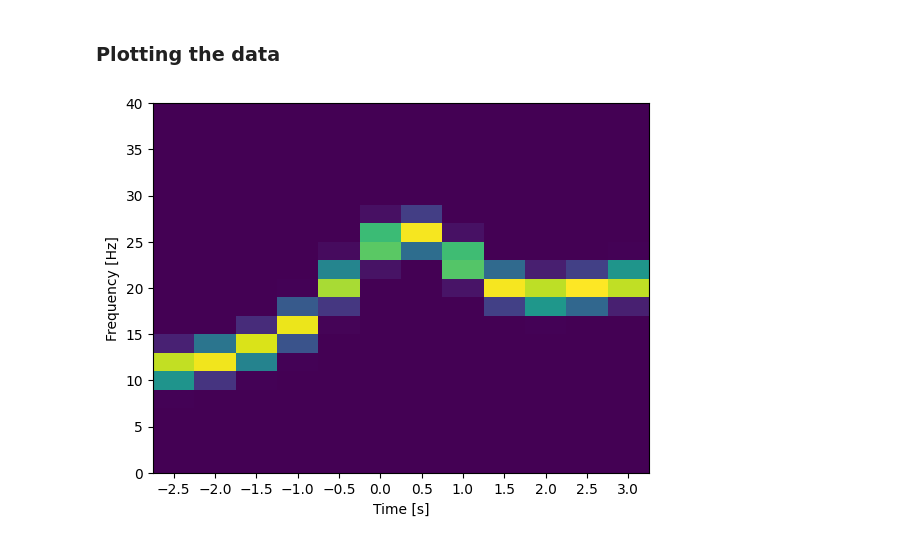
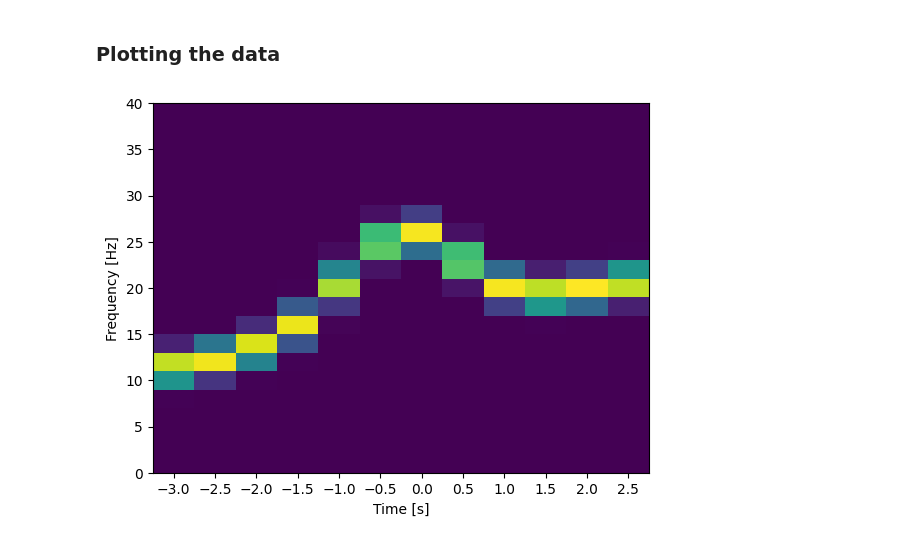
Before and after one commit to Lucan11/signal-processing-problems-solved-in-python, a Jupyter notebook: Section 3 - Spectral and rhythmicity analyses.ipynb, the cells around one changed output. Drawn from its saved outputs; the diff is of its cells as text; code cells hidden in the pictures.

```diff
--- a/Section 3 - Spectral and rhythmicity analyses.ipynb
+++ b/Section 3 - Spectral and rhythmicity analyses.ipynb
@@ -79,17 +79,17 @@ freqOverTime = np.transpose(freqOverTime)
 # %%
 fig, ax = plt.subplots()
 
-tIndices = np.arange(-2.5, 3 + tDelta, tDelta)
+tIndices = np.arange(-3, 3, tDelta)
 freqs = np.fft.rfftfreq(sDelta, 1/srate)
 
 plt.pcolormesh(tIndices, freqs, freqOverTime)
 
 plt.xticks(tIndices)
 plt.ylim(0, 40)
 
 plt.xlabel("Time [s]")
 plt.ylabel("Frequency [Hz]")
 
 plt.show()
 # %% [output]
-[figure, old version]
+[figure, new version]
```
